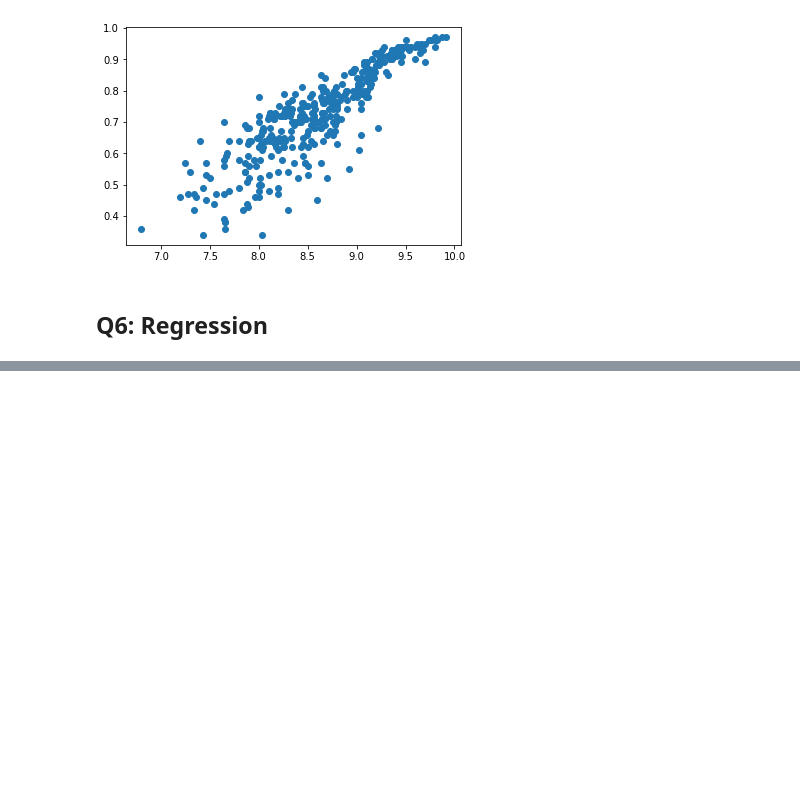
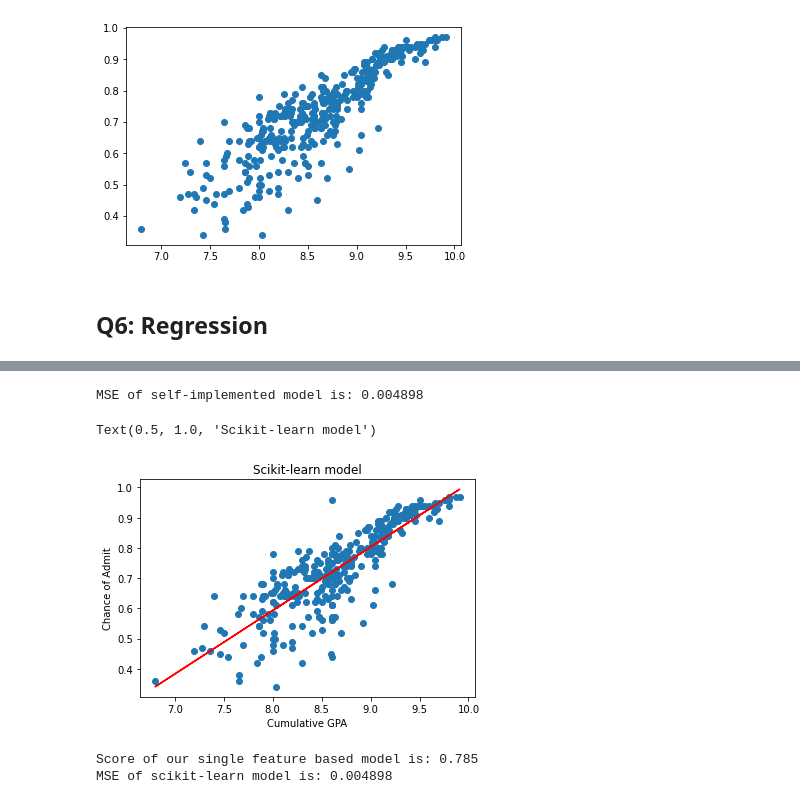
Before and after one commit to ouldouzN/task2_edit1, a Jupyter notebook: task2.ipynb, the cells around one changed output, grey strips where cells are left out. Drawn from its saved outputs; the diff is of its cells as text; code cells hidden in the pictures; blank space fills up the shorter version.

Commit message:
Update task2.ipynb
Added Sklearn Linear Regression

```diff
--- a/task2.ipynb
+++ b/task2.ipynb
@@ -147,0 +178,23 @@ plt.show()
+# %%
+print("MSE of self-implemented model is: %.6f" % mean_squared_error(preddf['Chance'], preddf['pred']))
+# %% [output]
+MSE of self-implemented model is: 0.004898
+# %%
+reg = LinearRegression().fit(X, traindf['Chance of Admit'])
+pred = reg.predict(X)
+plt.scatter(traindf['CGPA'], traindf['Chance of Admit'])
+plt.plot(traindf['CGPA'], pred, c='r')
+plt.xlabel('Cumulative GPA')
+plt.ylabel('Chance of Admit')
+plt.title('Scikit-learn model')
+# %% [output]
+Text(0.5, 1.0, 'Scikit-learn model')
+[figure, added]
+# %%
+X, theta = norm_equation1(testdf)
+pred = reg.predict(X)
+print("Score of our single feature based model is: %.3f" % reg.score(X, testdf['Chance of Admit']))
+print("MSE of scikit-learn model is: %.6f" % mean_squared_error(testdf['Chance of Admit'], pred))
+# %% [output]
+Score of our single feature based model is: 0.785
+MSE of scikit-learn model is: 0.004898
```
Also changed, not shown: parts of 5 cells of this notebook.
